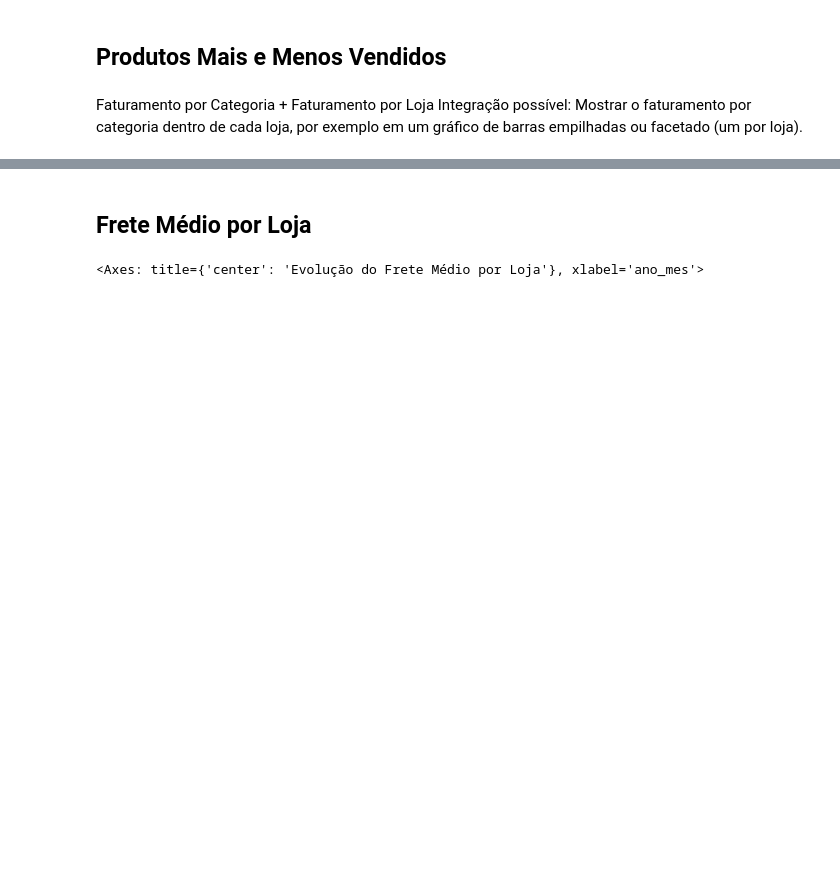
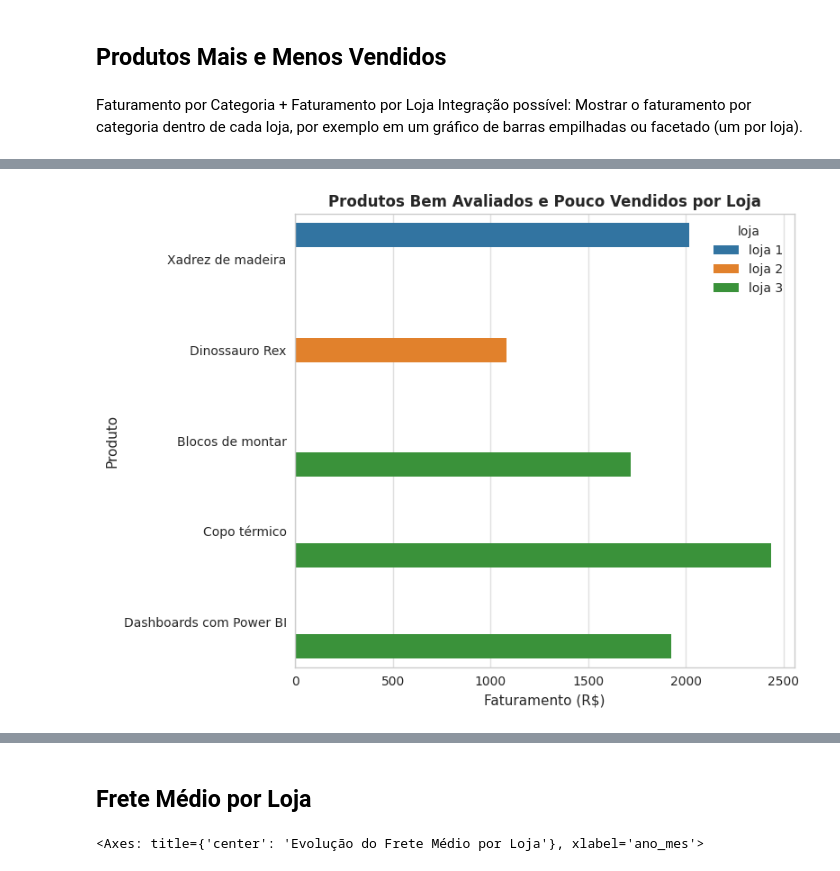
Before and after one commit to Erick-Viana/alura, a Jupyter notebook: AluraStoreBr.ipynb, the cells around one changed output, grey strips where cells are left out. Drawn from its saved outputs; the diff is of its cells as text; code cells hidden in the pictures; blank space fills up the shorter version.

```diff
--- a/AluraStoreBr.ipynb
+++ b/AluraStoreBr.ipynb
@@ -1104,24 +1185,26 @@ plt.show()
 # %%
 # Produtos com Alta Avaliação e Baixo Faturamento + Loja
 
 bons_ignorados = dados.groupby(['loja', 'Produto']).agg({
     'Avaliação da compra': 'mean',
     'Faturamento_bruto': 'sum'
-}).query('`Avaliação da compra` >= 4.5 and `Faturamento_bruto` < 5000').reset_index()
+}).query('`Avaliação da compra` >= 4.3 and `Faturamento_bruto` < 5000').reset_index()
 
-plt.figure(figsize=(10, 6))
+plt.figure(figsize=(8, 6))
 sns.barplot(
     data=bons_ignorados,
     x='Faturamento_bruto',
     y='Produto',
     hue='loja',
     dodge=True,
     palette='tab10'
 )
 plt.title('Produtos Bem Avaliados e Pouco Vendidos por Loja')
 plt.xlabel('Faturamento (R$)')
 plt.tight_layout()
 plt.show()
+# %% [output]
+[figure, added]
 # %%
 # . Top Produtos por Loja + Participação no Faturamento
 top5 = dados.groupby(['loja', 'Produto'])['Faturamento_bruto'].sum().groupby('loja', group_keys=False).nlargest(5).reset_index()
```
Also changed, not shown: parts of 15 cells of this notebook.
